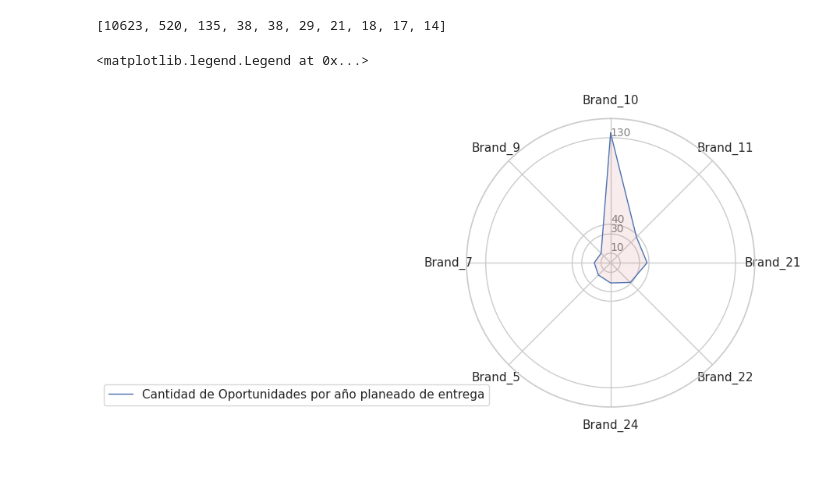
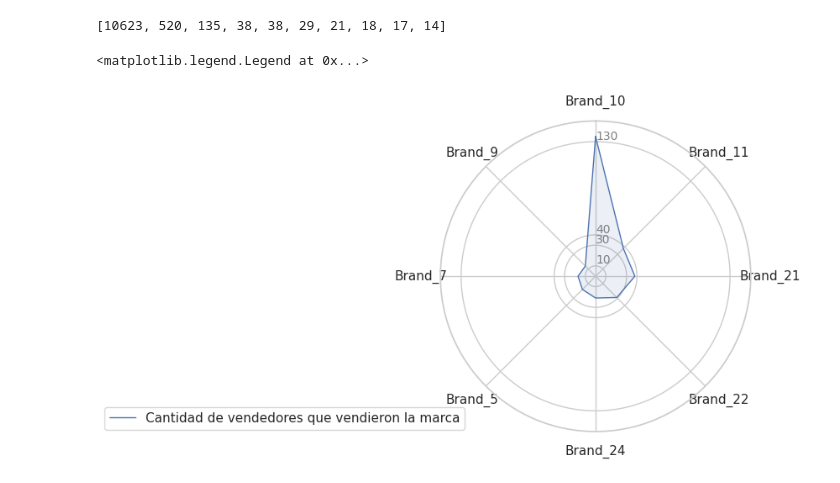
Before and after one commit to germanbc/Organizacion-de-Datos-2c2020-TP1, a Jupyter notebook: TP1-Sofia.ipynb, the cells around one changed output. Drawn from its saved outputs; the diff is of its cells as text; code cells hidden in the pictures.

```diff
--- a/TP1-Sofia.ipynb
+++ b/TP1-Sofia.ipynb
@@ -961,33 +975,33 @@ N = len(categories)
 
 
 from math import pi
 angles = [n / float(N) * 2 * pi for n in range(N)]
 angles += angles[:1]
 
 # Initialise the spider plot
 ax = plt.subplot(111, polar=True)
 
 # If you want the first axis to be on top:
 ax.set_theta_offset(pi / 2)
 ax.set_theta_direction(-1)
 
 # Draw one axe per variable + add labels labels yet
 plt.xticks(angles[:-1], categories)
 
 
 # Draw ylabels
 ax.set_rlabel_position(0)
 plt.yticks([130,40, 30, 10], ["130","40","30", "10", "150"], color="grey", size=10)
 plt.ylim(0,150)
 
 values2 = list(cant_onwers)
 values2 += values2[:1]
 
-ax.plot(angles, values2, linewidth=1, linestyle='solid', label="Cantidad de Oportunidades por año planeado de entrega")
-ax.fill(angles, values2, 'r', alpha=0.1)
+ax.plot(angles, values2, linewidth=1, linestyle='solid', label="Cantidad de vendedores que vendieron la marca")
+ax.fill(angles, values2, 'b', alpha=0.1)
 
 
 plt.legend(loc='upper right', bbox_to_anchor=(0.1, 0.1))
 # %% [output]
 <matplotlib.legend.Legend at 0x...>
-[figure, old version]
+[figure, new version]
```
Also changed, not shown: parts of 1 cell of this notebook.
